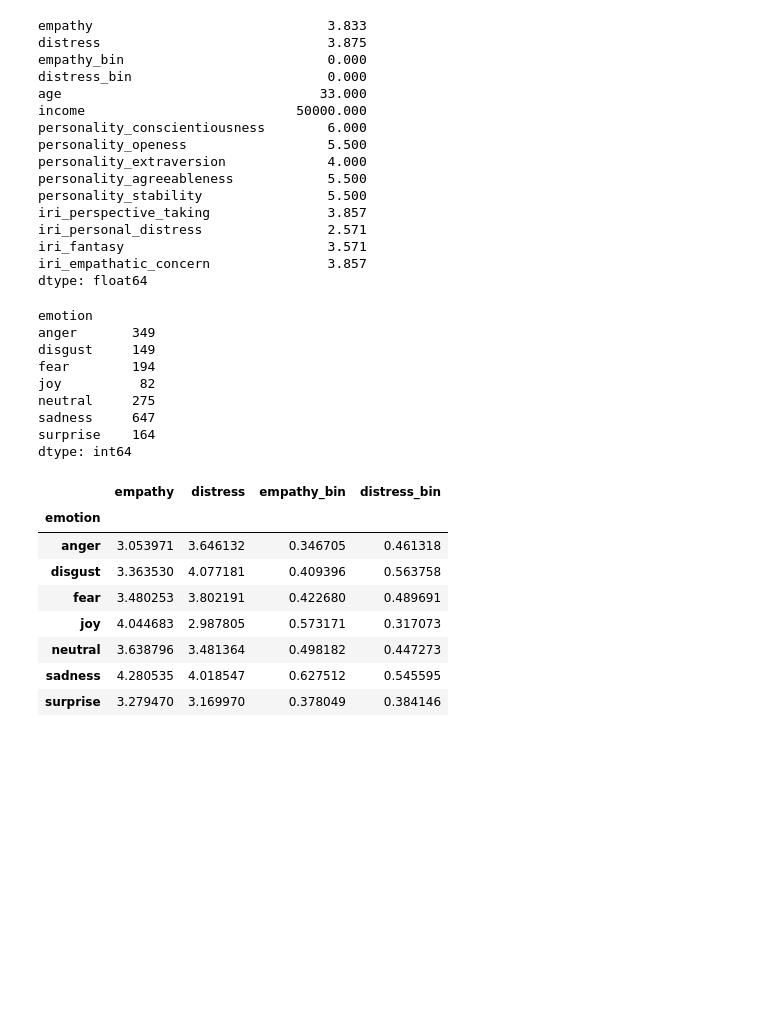
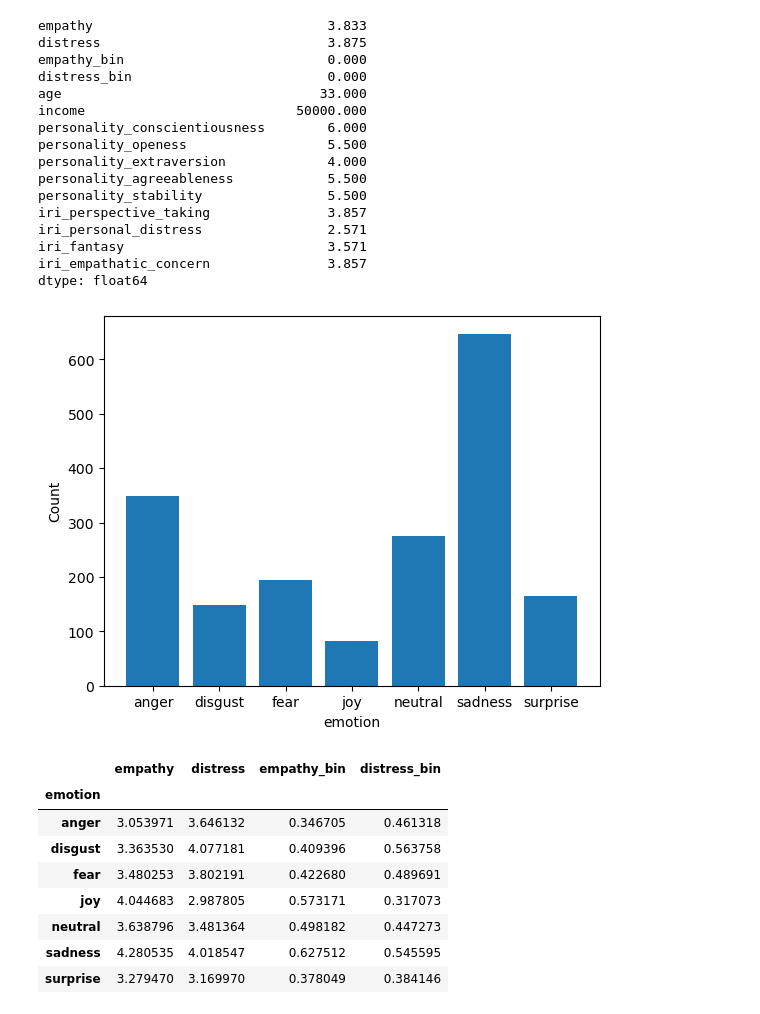
Before and after one commit to myrazma/2022_Masterthesis_Code, a Jupyter notebook: analysis/descriptive_analysis.ipynb, the cells around one changed output. Drawn from its saved outputs; the diff is of its cells as text; code cells hidden in the pictures; blank space fills up the shorter version.

Commit message:
Add plot for emotion count

```diff
--- a/analysis/descriptive_analysis.ipynb
+++ b/analysis/descriptive_analysis.ipynb
@@ -3,6 +3,8 @@ import matplotlib.pyplot as plt
 import numpy as np
 import pandas as pd
 from scipy.stats import pearsonr
+from matplotlib import style
+style.use('default')
 # %%
 import sys
 sys.path.append('../')
@@ -159,18 +161,16 @@ iri_personal_distress                2.571
 iri_fantasy                          3.571
 iri_empathatic_concern               3.857
 dtype: float64
-# %%
-data_train.groupby('emotion').size()
-# %% [output]
-emotion
-anger       349
-disgust     149
-fear        194
-joy          82
-neutral     275
-sadness     647
-surprise    164
-dtype: int64
+# %%
+emotion_count = data_train.groupby('emotion').size()
+emotion_labels = emotion_count.index.to_list()
+plt.bar(range(len(emotion_count)), emotion_count)
+plt.xticks(range(len(emotion_labels)), emotion_labels)
+plt.xlabel('emotion')
+plt.ylabel('Count')
+plt.show()
+# %% [output]
+[figure, added]
 # %%
 data_train.groupby('emotion').mean()[['empathy', 'distress', 'empathy_bin', 'distress_bin']]
 # %% [output]
```
